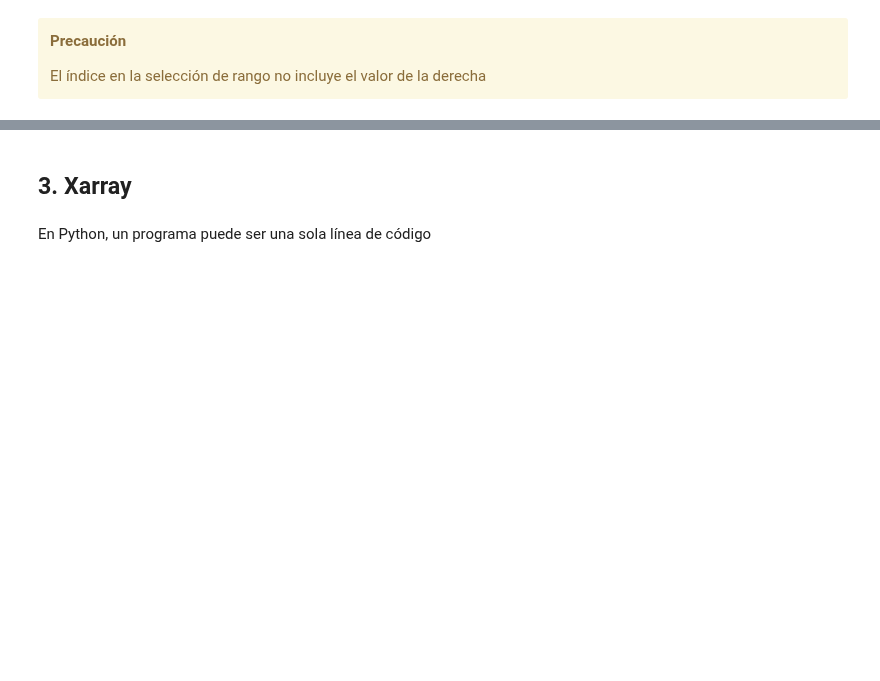
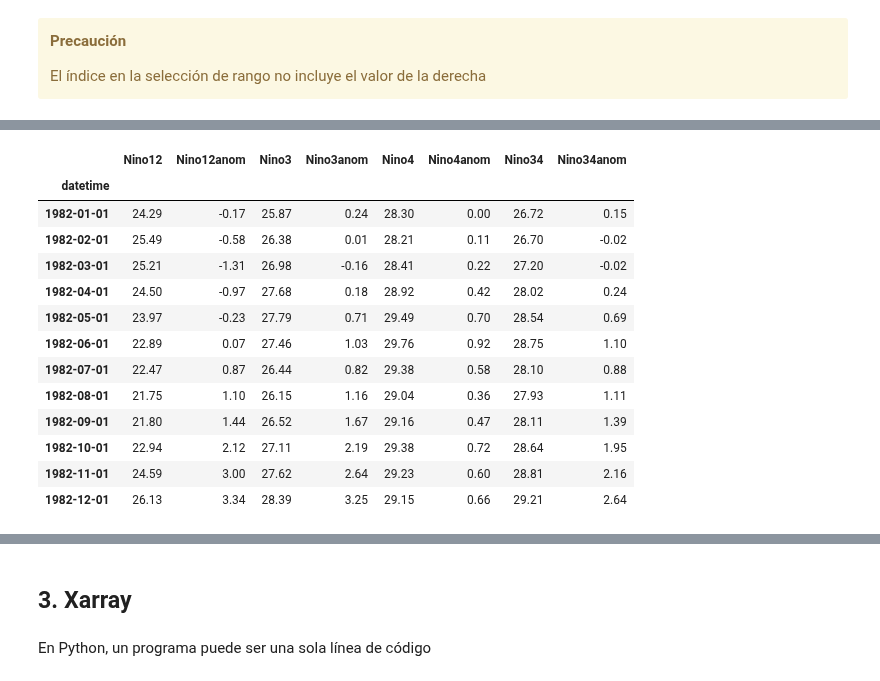
Before and after one commit to ProjectPythia/AtmosCol-2023, a Jupyter notebook: _sources/notebooks/1.fundamentos/Numpy-Pandas-Xarray.ipynb, the cells around one changed output, grey strips where cells are left out. Saved outputs shown, nothing was run; the diff lists cells and outputs as text; code cells hidden in the pictures; blank space fills up the shorter version.

```diff
--- a/_sources/notebooks/1.fundamentos/Numpy-Pandas-Xarray.ipynb
+++ b/_sources/notebooks/1.fundamentos/Numpy-Pandas-Xarray.ipynb
@@ -169,0 +257,2 @@ En el arreglo anterior la selección se realizó entre el índice 0 y el 13 no i
+# %%
+filepath = DATASETS.fetch('enso_data.csv')
@@ -169,0 +277,2 @@ En el arreglo anterior la selección se realizó entre el índice 0 y el 13 no i
+# %%
+df = pd.read_csv(filepath, index_col=0, parse_dates=True)
@@ -169,0 +448,17 @@ En el arreglo anterior la selección se realizó entre el índice 0 y el 13 no i
+# %%
+df.loc["1982-01-01":"1982-12-01"]
+# %% [output]
+|  | Nino12 | Nino12anom | Nino3 | Nino3anom | Nino4 | Nino4anom | Nino34 | Nino34anom |
+| datetime |  |  |  |  |  |  |  |  |
+| 1982-01-01 | 24.29 | -0.17 | 25.87 | 0.24 | 28.30 | 0.00 | 26.72 | 0.15 |
+| 1982-02-01 | 25.49 | -0.58 | 26.38 | 0.01 | 28.21 | 0.11 | 26.70 | -0.02 |
+| 1982-03-01 | 25.21 | -1.31 | 26.98 | -0.16 | 28.41 | 0.22 | 27.20 | -0.02 |
+| 1982-04-01 | 24.50 | -0.97 | 27.68 | 0.18 | 28.92 | 0.42 | 28.02 | 0.24 |
+| 1982-05-01 | 23.97 | -0.23 | 27.79 | 0.71 | 29.49 | 0.70 | 28.54 | 0.69 |
+| 1982-06-01 | 22.89 | 0.07 | 27.46 | 1.03 | 29.76 | 0.92 | 28.75 | 1.10 |
+| 1982-07-01 | 22.47 | 0.87 | 26.44 | 0.82 | 29.38 | 0.58 | 28.10 | 0.88 |
+| 1982-08-01 | 21.75 | 1.10 | 26.15 | 1.16 | 29.04 | 0.36 | 27.93 | 1.11 |
+| 1982-09-01 | 21.80 | 1.44 | 26.52 | 1.67 | 29.16 | 0.47 | 28.11 | 1.39 |
+| 1982-10-01 | 22.94 | 2.12 | 27.11 | 2.19 | 29.38 | 0.72 | 28.64 | 1.95 |
+| 1982-11-01 | 24.59 | 3.00 | 27.62 | 2.64 | 29.23 | 0.60 | 28.81 | 2.16 |
+| 1982-12-01 | 26.13 | 3.34 | 28.39 | 3.25 | 29.15 | 0.66 | 29.21 | 2.64 |
```
Also changed, not shown: parts of 74 cells of this notebook, 16 other files.
